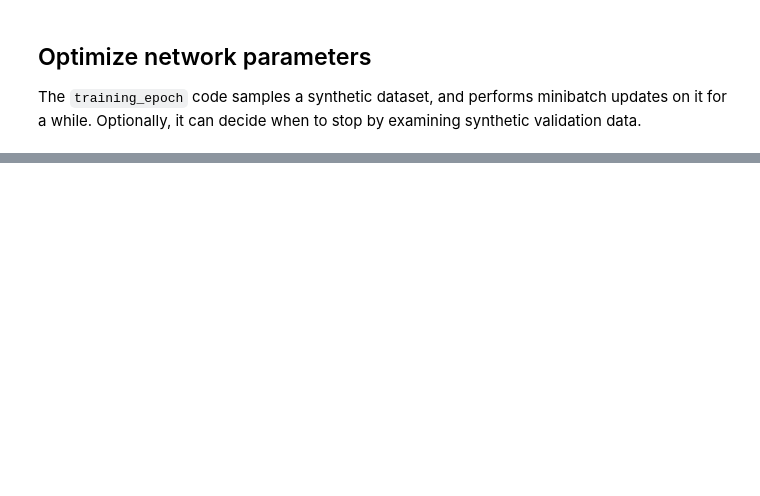
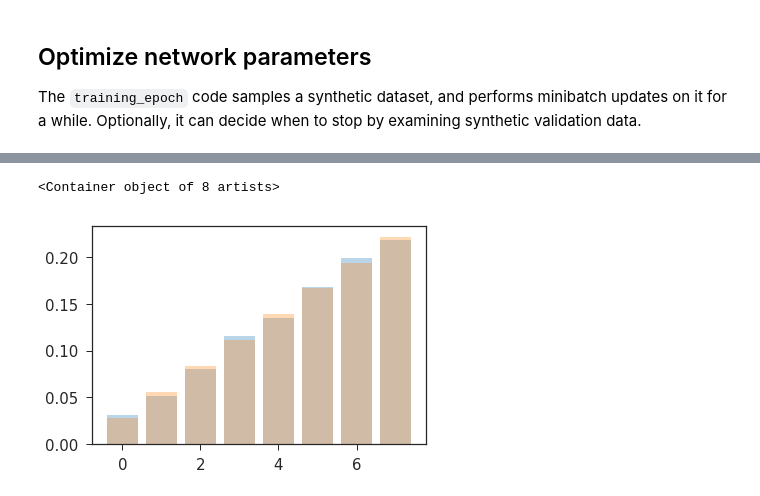
Before and after one commit to talesa/compiled-inference, a Jupyter notebook: notebooks/Binary-Regression.ipynb, the cells around one changed output, grey strips where cells are left out. Drawn from its saved outputs; the diff is of its cells as text; code cells hidden in the pictures; blank space fills up the shorter version.

```diff
--- a/notebooks/Binary-Regression.ipynb
+++ b/notebooks/Binary-Regression.ipynb
@@ -114,11 +97,10 @@ Variable containing:
 # %%
-example_parents = Variable(torch.FloatTensor())
-example_latents = Variable(torch.FloatTensor(example_minibatch[0:1]))
+example_latents = Variable(torch.FloatTensor(example_minibatch[0:5]))
 if torch.cuda.is_available():
     example_latents = example_latents.cuda()
 
 print("Sampled from p(latent|parents):\n\n", dist_est.sample(cuda=True))
-print("Evaluate log p(latent|parents):\n\n", dist_est.logpdf(None, example_latents))
+print("Evaluate log p(latent|parents):\n\n", dist_est.logpdf(example_latents))
 # %% [output]
 Sampled from p(latent|parents):
 
@@ -142 +115,12 @@ Evaluate log p(latent|parents):
 [torch.cuda.FloatTensor of size 1 (GPU 0)]
+# %%
+temp = [list(i) for i in itertools.product([0, 1], repeat=3)]
+probs = []
+for i in temp:
+    example_latents = Variable(torch.FloatTensor([i]))
+    if torch.cuda.is_available():
+        example_latents = example_latents.cuda()
+    temp_prob = np.exp(dist_est.logpdf(example_latents).data.cpu().numpy())
+    probs.append(temp_prob)
+probs = np.array(probs)
+probs/probs[0]
@@ -195,15 +187,15 @@ trace_train = []
 trace_validation = []
 trace_local_iters = []
 # %%
-num_iterations = 1500
-dataset_size = 2500
-batch_size = 250
+num_iterations = 100
+dataset_size = 100000
+batch_size = 5000
 
 for i in range(num_iterations):
-    verbose = (i+1) % 25 == 0
+    verbose = (i+1) % 1 == 0
     if verbose:
         print("["+str(1+len(trace_train))+"]")
-    t,v,l = training_step(optimizer, dist_est, gen_data, dataset_size, batch_size, verbose=verbose)
+    t,v,l = training_step(optimizer, dist_est, gen_data, dataset_size, batch_size, verbose=verbose, max_local_iters=1)
     trace_train.append(t)
     trace_validation.append(v)
     trace_local_iters.append(l)
@@ -210,3 +220,20 @@ for i in range(num_iterations):
+# %%
+temp = [list(i) for i in itertools.product([0, 1], repeat=3)]
+probs = []
+for i in temp:
+    example_latents = Variable(torch.FloatTensor([i]))
+    if torch.cuda.is_available():
+        example_latents = example_latents.cuda()
+    temp_prob = np.exp(dist_est.logpdf(example_latents).data.cpu().numpy())
+    probs.append(temp_prob)
+probs = np.array(probs)
+# %%
+alpha = .3
+plt.bar(np.arange(8), probs.flatten().T, alpha=alpha)
+plt.bar(np.arange(8), a.flatten().T, alpha=alpha)
+# %% [output]
+<Container object of 8 artists>
+[figure, added]
 # %%
 plt.figure(figsize=(10,3.5))
 plt.plot(np.array(trace_train))
```
Also changed, not shown: parts of 26 cells of this notebook, 1 other file.
